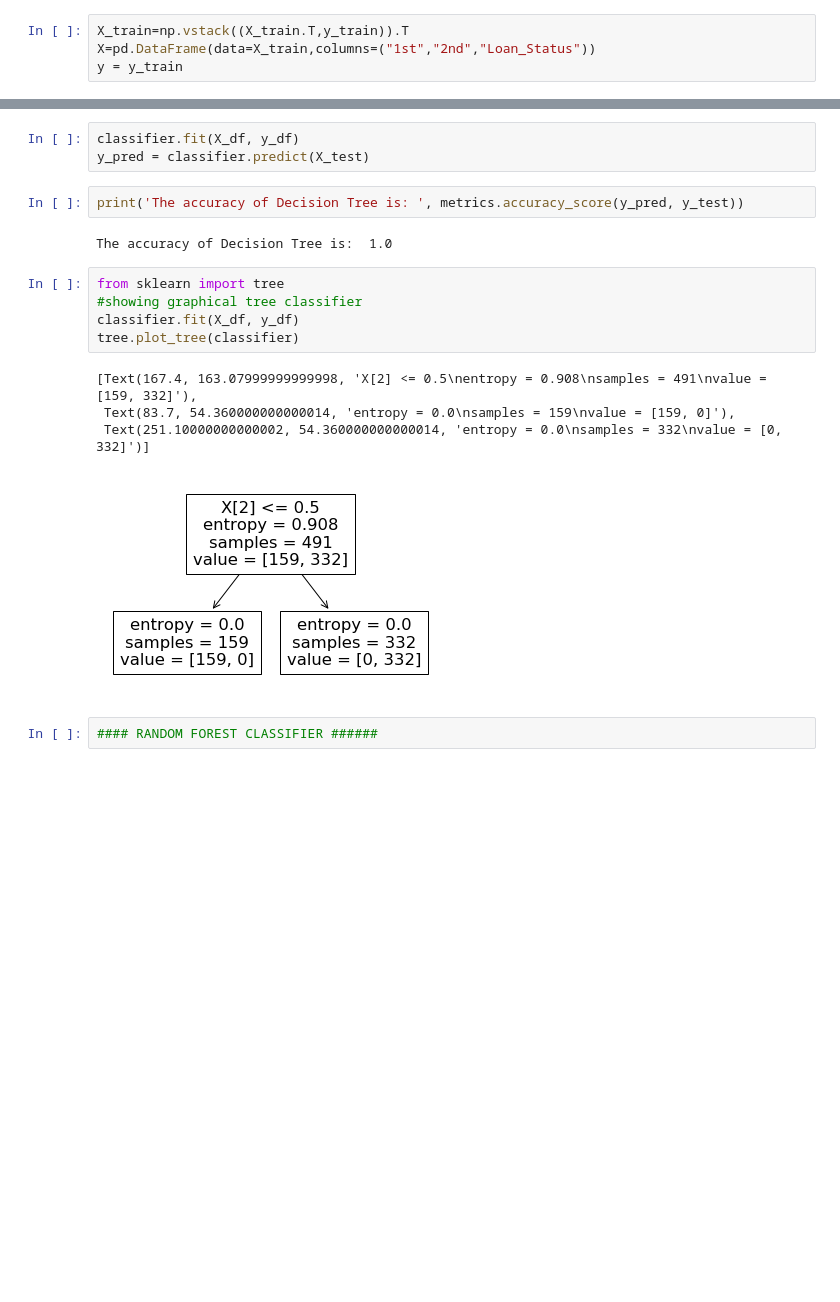
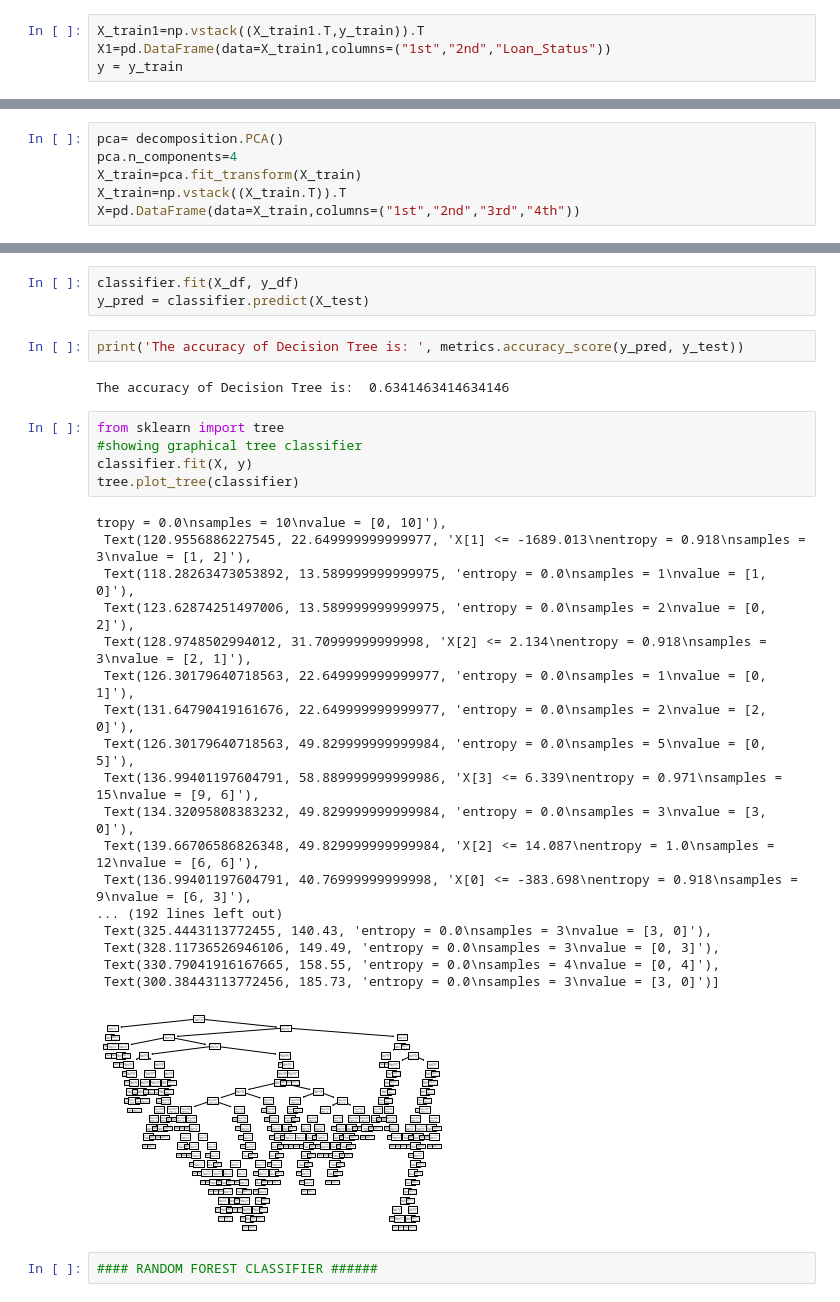
Before and after one commit to vratnaG/Loan_prediction_using_differrent_classifiers, a Jupyter notebook: Loan_Prediction.ipynb, the cells around one changed output, grey strips where cells are left out. Cells and saved outputs as stored; diff of their text form; blank space fills up the shorter version.

```diff
--- a/Loan_Prediction.ipynb
+++ b/Loan_Prediction.ipynb
@@ -161,6 +161,6 @@ X_train=pca.fit_transform(X_train)
 # %%
-X_train=np.vstack((X_train.T,y_train)).T
-X=pd.DataFrame(data=X_train,columns=("1st","2nd","Loan_Status"))
+X_train1=np.vstack((X_train1.T,y_train)).T
+X1=pd.DataFrame(data=X_train1,columns=("1st","2nd","Loan_Status"))
 y = y_train
 # %%
 #visualization of data with max two variances
@@ -187,3 +187,9 @@ plt.show()
+# %%
+pca= decomposition.PCA()
+pca.n_components=4
+X_train=pca.fit_transform(X_train)
+X_train=np.vstack((X_train.T)).T
+X=pd.DataFrame(data=X_train,columns=("1st","2nd","3rd","4th"))
 # %%
 #splliting dataset
 from sklearn.model_selection import train_test_split
@@ -298,17 +304,31 @@ y_pred = classifier.predict(X_test)
 # %%
 print('The accuracy of Decision Tree is: ', metrics.accuracy_score(y_pred, y_test))
 # %% [output]
-The accuracy of Decision Tree is:  1.0
+The accuracy of Decision Tree is:  0.6341463414634146
 # %%
 from sklearn import tree
 #showing graphical tree classifier
-classifier.fit(X_df, y_df)
+classifier.fit(X, y)
 tree.plot_tree(classifier)
 # %% [output]
-[Text(167.4, 163.07999999999998, 'X[2] <= 0.5\nentropy = 0.908\nsamples = 491\nvalue = [159, 332]'),
- Text(83.7, 54.360000000000014, 'entropy = 0.0\nsamples = 159\nvalue = [159, 0]'),
- Text(251.10000000000002, 54.360000000000014, 'entropy = 0.0\nsamples = 332\nvalue = [0, 332]')]
+tropy = 0.0\nsamples = 10\nvalue = [0, 10]'),
+ Text(120.9556886227545, 22.649999999999977, 'X[1] <= -1689.013\nentropy = 0.918\nsamples = 3\nvalue = [1, 2]'),
+ Text(118.28263473053892, 13.589999999999975, 'entropy = 0.0\nsamples = 1\nvalue = [1, 0]'),
+ Text(123.62874251497006, 13.589999999999975, 'entropy = 0.0\nsamples = 2\nvalue = [0, 2]'),
+ Text(128.9748502994012, 31.70999999999998, 'X[2] <= 2.134\nentropy = 0.918\nsamples = 3\nvalue = [2, 1]'),
+ Text(126.30179640718563, 22.649999999999977, 'entropy = 0.0\nsamples = 1\nvalue = [0, 1]'),
+ Text(131.64790419161676, 22.649999999999977, 'entropy = 0.0\nsamples = 2\nvalue = [2, 0]'),
+ Text(126.30179640718563, 49.829999999999984, 'entropy = 0.0\nsamples = 5\nvalue = [0, 5]'),
+ Text(136.99401197604791, 58.889999999999986, 'X[3] <= 6.339\nentropy = 0.971\nsamples = 15\nvalue = [9, 6]'),
+ Text(134.32095808383232, 49.829999999999984, 'entropy = 0.0\nsamples = 3\nvalue = [3, 0]'),
+ Text(139.66706586826348, 49.829999999999984, 'X[2] <= 14.087\nentropy = 1.0\nsamples = 12\nvalue = [6, 6]'),
+ Text(136.99401197604791, 40.76999999999998, 'X[0] <= -383.698\nentropy = 0.918\nsamples = 9\nvalue = [6, 3]'),
+... (192 lines left out)
+ Text(325.4443113772455, 140.43, 'entropy = 0.0\nsamples = 3\nvalue = [3, 0]'),
+ Text(328.11736526946106, 149.49, 'entropy = 0.0\nsamples = 3\nvalue = [0, 3]'),
+ Text(330.79041916167665, 158.55, 'entropy = 0.0\nsamples = 4\nvalue = [0, 4]'),
+ Text(300.38443113772456, 185.73, 'entropy = 0.0\nsamples = 3\nvalue = [3, 0]')]
-[figure, old version]
+[figure, new version]
 # %%
 #### RANDOM FOREST CLASSIFIER ######
 # %%
```
Also changed, not shown: parts of 25 cells of this notebook.
